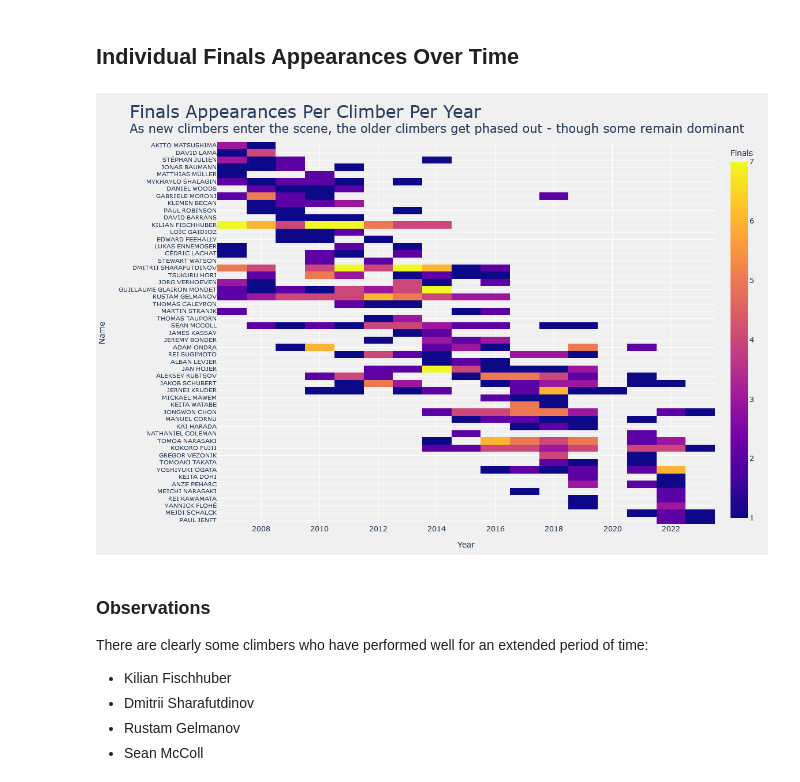
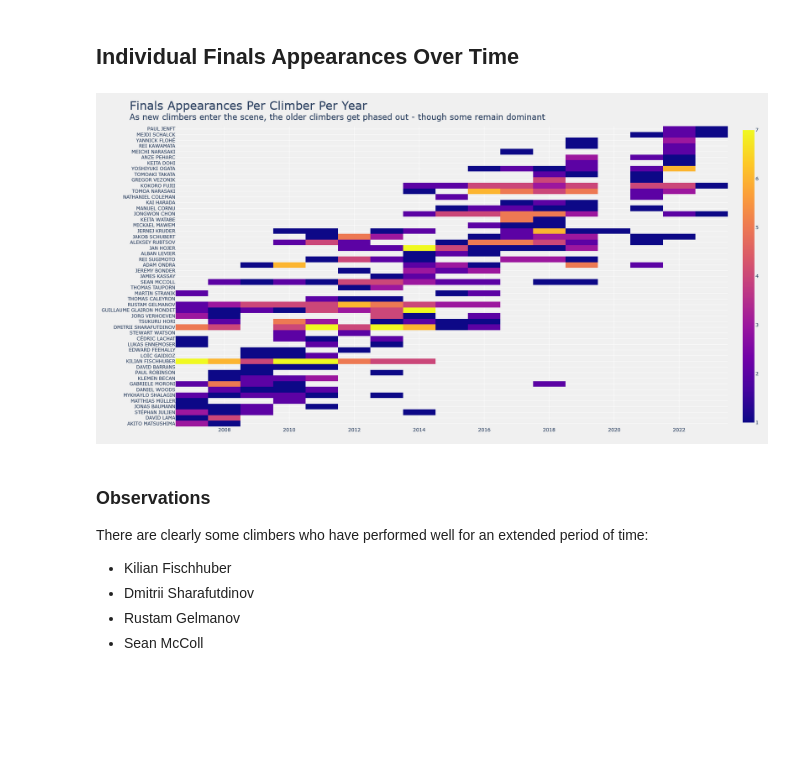
Before and after one commit to noah-kg/scraping-IFSC-website-via-selenium, a Jupyter notebook: IFSC Analysis.ipynb, the cells around one changed output. Drawn from its saved outputs; the diff is of its cells as text; code cells hidden in the pictures; blank space fills up the shorter version.

```diff
--- a/IFSC Analysis.ipynb
+++ b/IFSC Analysis.ipynb
@@ -208,7 +208,7 @@ def show_table(df, col, center=0, srt="desc"):
 boulder_men_all_results = get_bouldering_results(BOULDER_MEN_DIR)
 
 # Constant to be used in other functions
-YEARS = list(boulder_men_all_results['Year'].unique())
+YEARS = boulder_men_all_results['Year'].unique()
 show_table(boulder_men_all_results, 8)
 # %% [output]
 [interactive output not drawn]
@@ -800,50 +796,46 @@ names = finals['Name'].unique()
 
 # Creates NaN-filled dataframe using names and years
 dat = pd.DataFrame(np.nan, columns=YEARS, index=names)
 
 # Takes data from final_num series and inserts it into dataframe
 for nameyear, count in final_num.items():
     dat.loc[nameyear[0], nameyear[1]] = count
 
 # Filters climbers who have been in 3 or more finals
 dat = dat[dat.sum(axis=1) >= 3]
 
 # Sort dat by average year weighted by number of finals
 srt = ((dat * dat.columns).mean(1)/dat.mean(1)).argsort()
 
 # Create plotly figure with heatmap
-# fig = go.Figure(data=go.Heatmap(
-#                     x=dat.columns,
-#                     y=dat.index[srt],
-#                     z=dat.iloc[srt],
-#                     name='',
-#                     hoverongaps=False,
-#                     hovertemplate="<b>%{y}</b><br>Year: %{x}<br>Finals: %{z}"))
-
-fig = px.imshow(dat.iloc[srt],
-                labels={"y": "Name",  "x": "Year", "color": "Finals"}
-                )
+fig = go.Figure(data=go.Heatmap(
+                    x=dat.columns,
+                    y=dat.index[srt],
+                    z=dat.iloc[srt],
+                    name='',
+                    hoverongaps=False,
+                    hovertemplate="<b>%{y}</b><br>Year: %{x}<br>Finals: %{z}"))
 
 title = ("Finals Appearances Per Climber Per Year<br>"
         "<sup>As new climbers enter the scene, the older climbers get phased out - though some remain dominant")
 
 fig.update_layout(
     title=dict(text=title,
                font=dict(size=30)),
     plot_bgcolor='#f0f0f0',
     paper_bgcolor='#f0f0f0',
-    height=800,
-    width=1000,
+    height=900,
+    width=1200,
     autosize=False,
     margin=dict(l=25, r=25, t=85, b=45),
-    yaxis=dict(visible=True,
-                 autorange='reversed',
-                tickfont=dict(size=9))
+    # yaxis=dict(autorange='reversed',
+    #            type='category',
+    #            tickfont=dict(size=9))
     )
 
 fig.show(config=config)
 # %% [output]
-[figure, old version]
+[figure, new version]
 # %% [markdown]
 ### Observations
 
```
Also changed, not shown: parts of 7 cells of this notebook.
